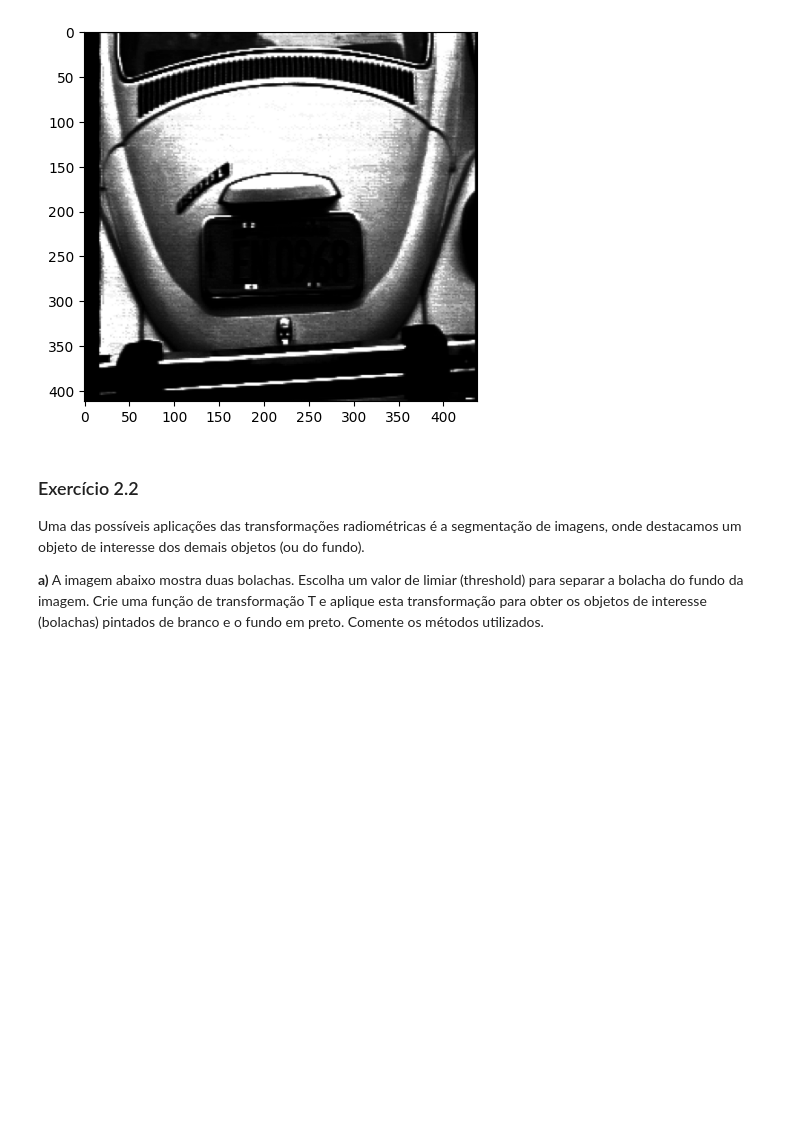
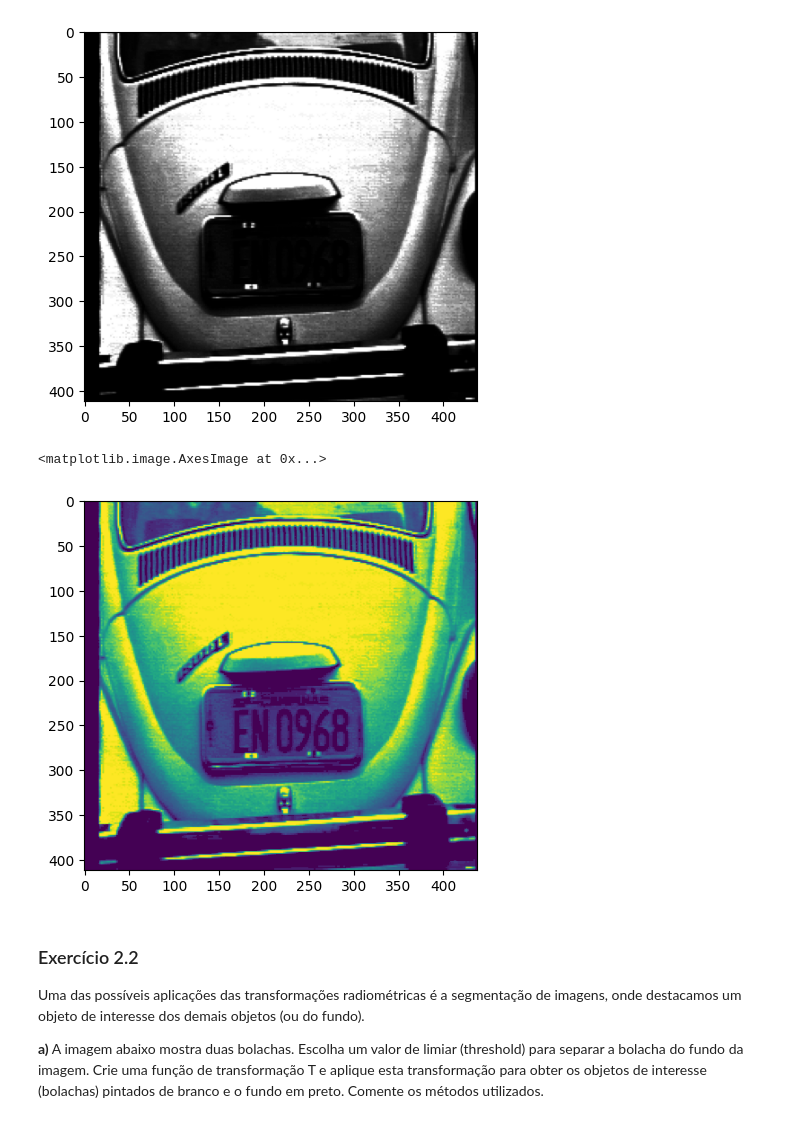
Before and after one commit to UNICAMP-EA979/2026s1-pi03-transforma-ointensidade-m200216, a Jupyter notebook: Atividade.ipynb, the cells around one changed output. Drawn from its saved outputs; the diff is of its cells as text; code cells hidden in the pictures; blank space fills up the shorter version.

```diff
--- a/Atividade.ipynb
+++ b/Atividade.ipynb
@@ -220,3 +218,15 @@ float32
+# %%
+import cv2
+img_log = np.log1p(f)
+
+img_gamma = np.power(img_log, 0.5)
+
+img_8bit = np.uint8(img_gamma * 255)
+
+plt.imshow(img_8bit)
+# %% [output]
+<matplotlib.image.AxesImage at 0x...>
+[figure, added]
 # %% [markdown]
 ### Exercício 2.2
 
```
Also changed, not shown: parts of 4 cells of this notebook.
